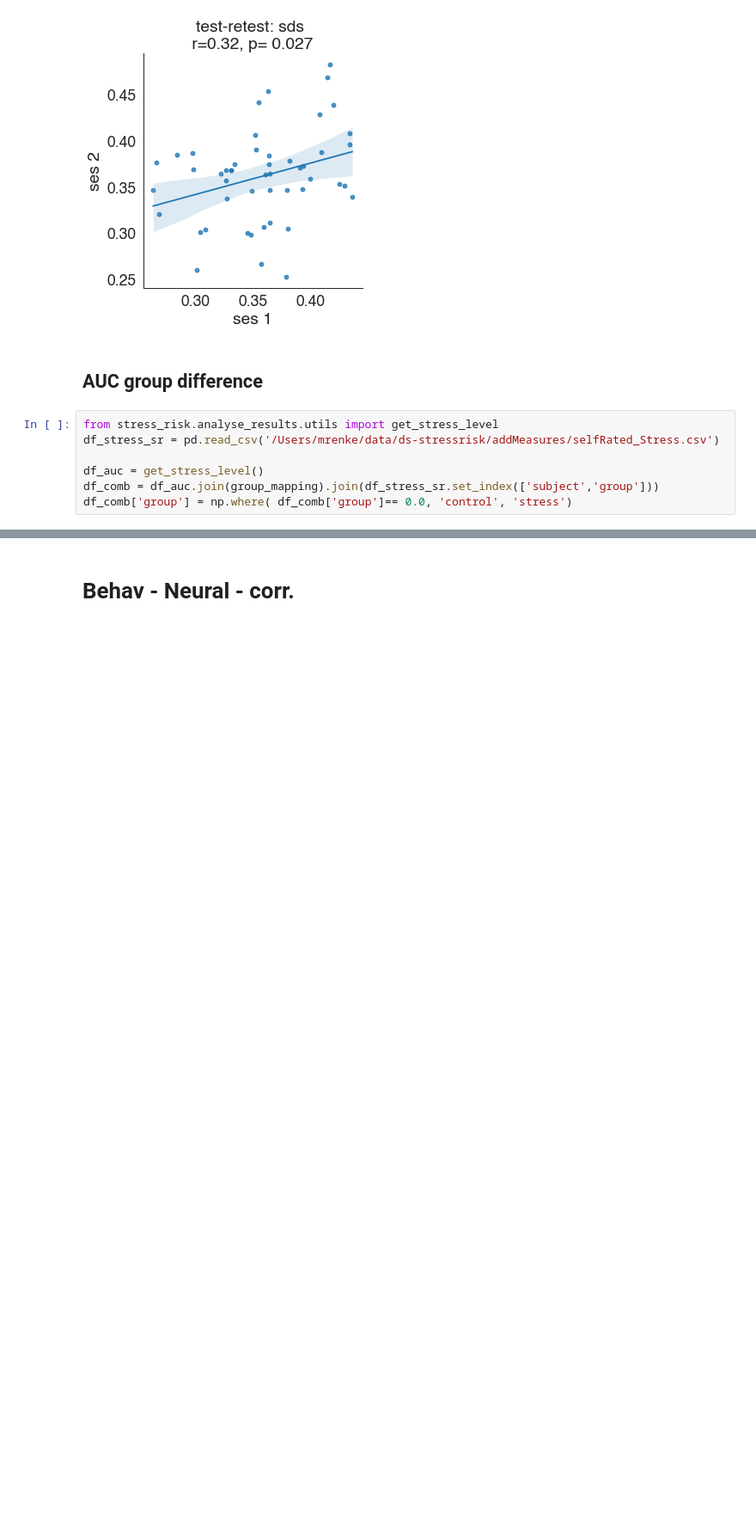
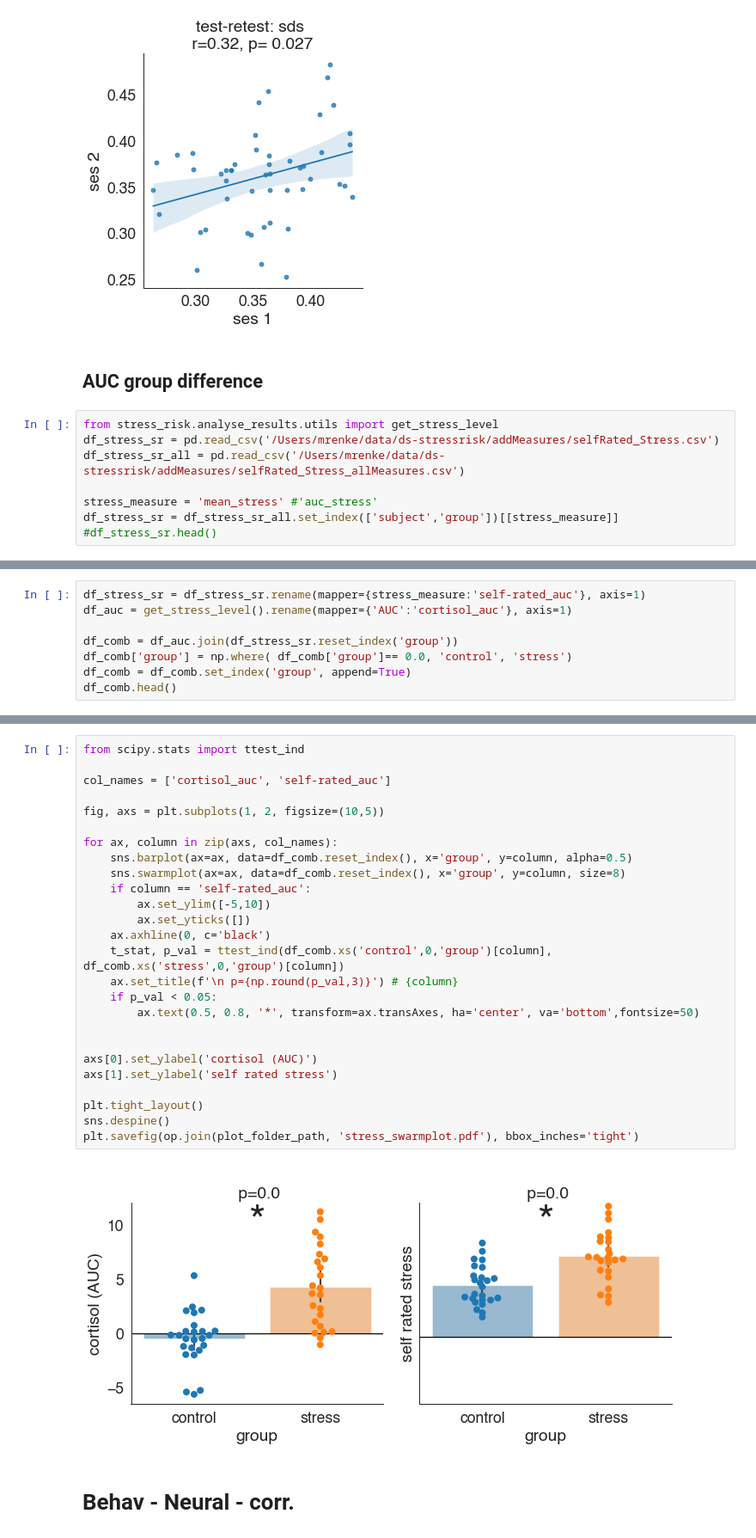
Before and after one commit to Gilles86/stress_risk, a Jupyter notebook: stress_risk/plots_for_paper/paper_fig_probit.ipynb, the cells around one changed output, grey strips where cells are left out. Shown at 86% size. Cells and saved outputs as stored; diff of their text form; blank space fills up the shorter version.

```diff
--- a/stress_risk/plots_for_paper/paper_fig_probit.ipynb
+++ b/stress_risk/plots_for_paper/paper_fig_probit.ipynb
@@ -255,7 +269,8 @@ Text(0.5, 1.0, 'test-retest: sds \n r=0.32, p= 0.027 ')
 # %%
 from stress_risk.analyse_results.utils import get_stress_level
 df_stress_sr = pd.read_csv('/Users/mrenke/data/ds-stressrisk/addMeasures/selfRated_Stress.csv')
+df_stress_sr_all = pd.read_csv('/Users/mrenke/data/ds-stressrisk/addMeasures/selfRated_Stress_allMeasures.csv')
 
-df_auc = get_stress_level()
-df_comb = df_auc.join(group_mapping).join(df_stress_sr.set_index(['subject','group']))
-df_comb['group'] = np.where( df_comb['group']== 0.0, 'control', 'stress')
+stress_measure = 'mean_stress' #'auc_stress'
+df_stress_sr = df_stress_sr_all.set_index(['subject','group'])[[stress_measure]]
+#df_stress_sr.head()
@@ -273,0 +277,8 @@ plt.savefig(op.join(plot_folder_path, 'stress.pdf'), bbox_inches='tight')
+# %%
+df_stress_sr = df_stress_sr.rename(mapper={stress_measure:'self-rated_auc'}, axis=1)
+df_auc = get_stress_level().rename(mapper={'AUC':'cortisol_auc'}, axis=1)
+
+df_comb = df_auc.join(df_stress_sr.reset_index('group'))
+df_comb['group'] = np.where( df_comb['group']== 0.0, 'control', 'stress')
+df_comb = df_comb.set_index('group', append=True)
+df_comb.head()
@@ -274,3 +293,31 @@ plt.savefig(op.join(plot_folder_path, 'stress.pdf'), bbox_inches='tight')
+# %%
+from scipy.stats import ttest_ind
+
+col_names = ['cortisol_auc', 'self-rated_auc']
+
+fig, axs = plt.subplots(1, 2, figsize=(10,5))
+
+for ax, column in zip(axs, col_names):
+    sns.barplot(ax=ax, data=df_comb.reset_index(), x='group', y=column, alpha=0.5)
+    sns.swarmplot(ax=ax, data=df_comb.reset_index(), x='group', y=column, size=8)
+    if column == 'self-rated_auc':
+        ax.set_ylim([-5,10])
+        ax.set_yticks([])
+    ax.axhline(0, c='black')
+    t_stat, p_val = ttest_ind(df_comb.xs('control',0,'group')[column], df_comb.xs('stress',0,'group')[column])
+    ax.set_title(f'\n p={np.round(p_val,3)}') # {column}
+    if p_val < 0.05:
+        ax.text(0.5, 0.8, '*', transform=ax.transAxes, ha='center', va='bottom',fontsize=50)
+
+
+axs[0].set_ylabel('cortisol (AUC)')
+axs[1].set_ylabel('self rated stress')
+
+plt.tight_layout()
+sns.despine()
+plt.savefig(op.join(plot_folder_path, 'stress_swarmplot.pdf'), bbox_inches='tight')
+# %% [output]
+[figure, added]
 # %% [markdown]
 # Behav - Neural - corr.
 # %% [markdown]
```
Also changed, not shown: parts of 12 cells of this notebook, 4 other files.
